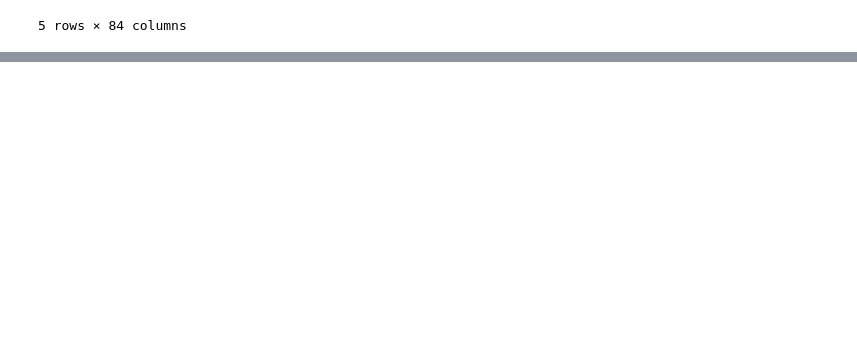
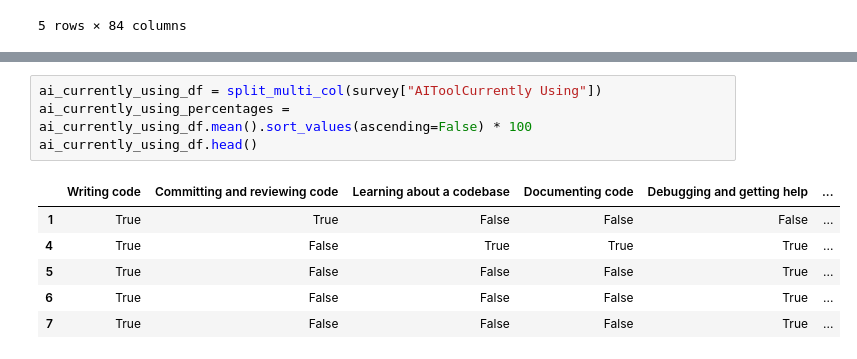
Before and after one commit to quangdungluong/data-scientist-udacity, a Jupyter notebook: Writing-a-Data-Scientist-Blog-Post/stack-overflow-developer-survey-2023.ipynb, the cells around one changed output, grey strips where cells are left out. Cells and saved outputs as stored; diff of their text form; blank space fills up the shorter version.

```diff
--- a/Writing-a-Data-Scientist-Blog-Post/stack-overflow-developer-survey-2023.ipynb
+++ b/Writing-a-Data-Scientist-Blog-Post/stack-overflow-developer-survey-2023.ipynb
@@ -39,0 +82,11 @@ Index(['ResponseId', 'Q120', 'MainBranch', 'Age', 'Employment', 'RemoteWork',
+# %%
+ai_currently_using_df = split_multi_col(survey["AIToolCurrently Using"])
+ai_currently_using_percentages = ai_currently_using_df.mean().sort_values(ascending=False) * 100
+ai_currently_using_df.head()
+# %% [output]
+|  | Writing code | Committing and reviewing code | Learning about a codebase | Documenting code | Debugging and getting help | ... |
+| 1 | True | True | False | False | False | ... |
+| 4 | True | False | True | True | True | ... |
+| 5 | True | False | False | False | True | ... |
+| 6 | True | False | False | False | True | ... |
+| 7 | True | False | False | False | True | ... |
```
Also changed, not shown: parts of 13 cells of this notebook, 3 other files.
